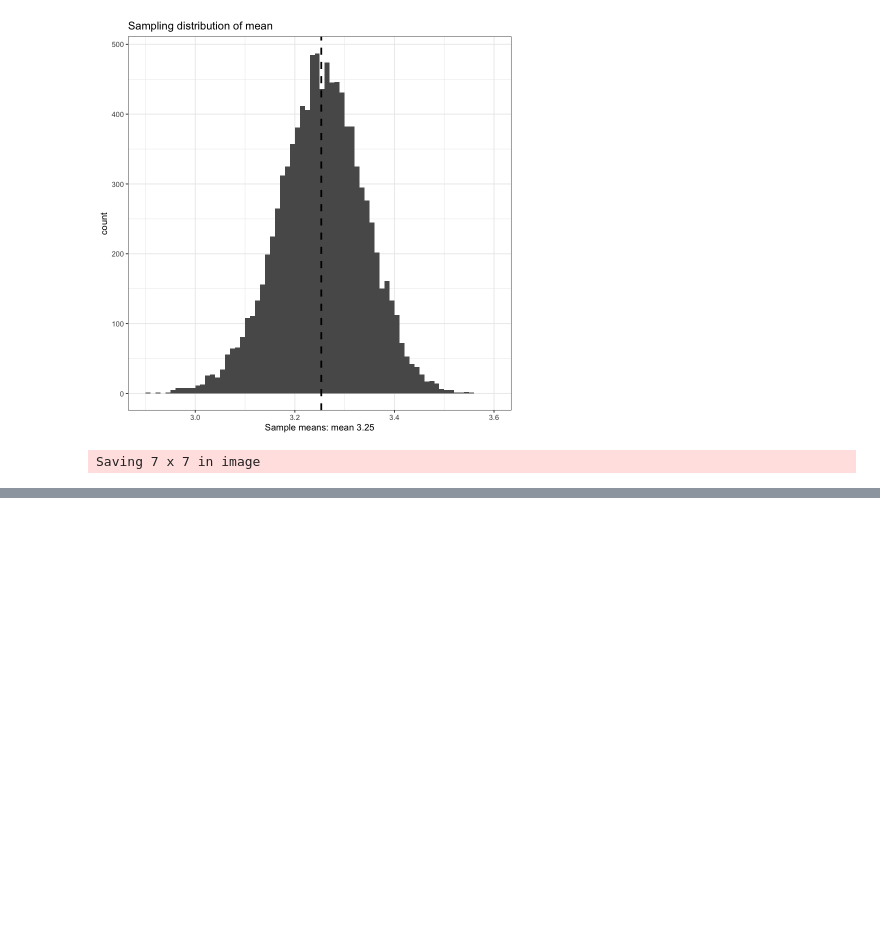
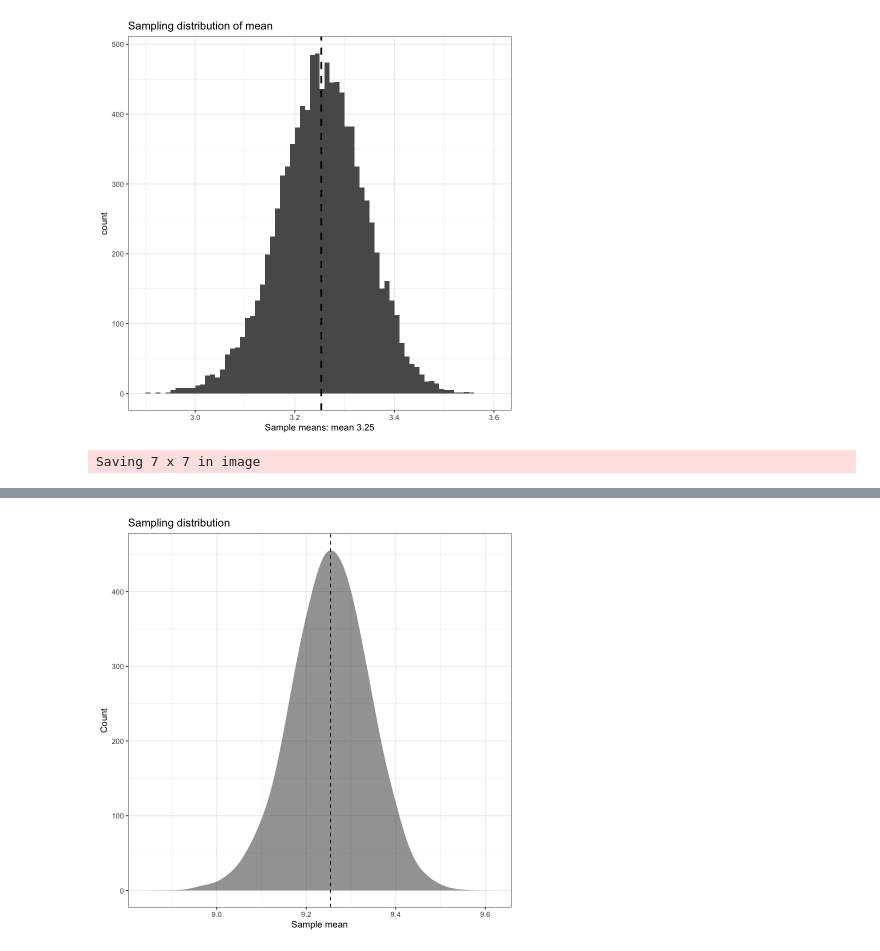
Before and after one commit to matthew-brett/confidence-intervals, a Jupyter notebook: confidence_plots.ipynb, the cells around one changed output, grey strips where cells are left out. Cells and saved outputs as stored; diff of their text form; code cells hidden in the pictures; blank space fills up the shorter version.

```diff
--- a/confidence_plots.ipynb
+++ b/confidence_plots.ipynb
@@ -285,0 +268,4 @@ plot(kde_data$x, kde_data$y)
+# %%
+plot_ssamp_dist(kde_df, 6)
+# %% [output]
+[figure, added]
```
Also changed, not shown: parts of 14 cells of this notebook, 1 other file.
